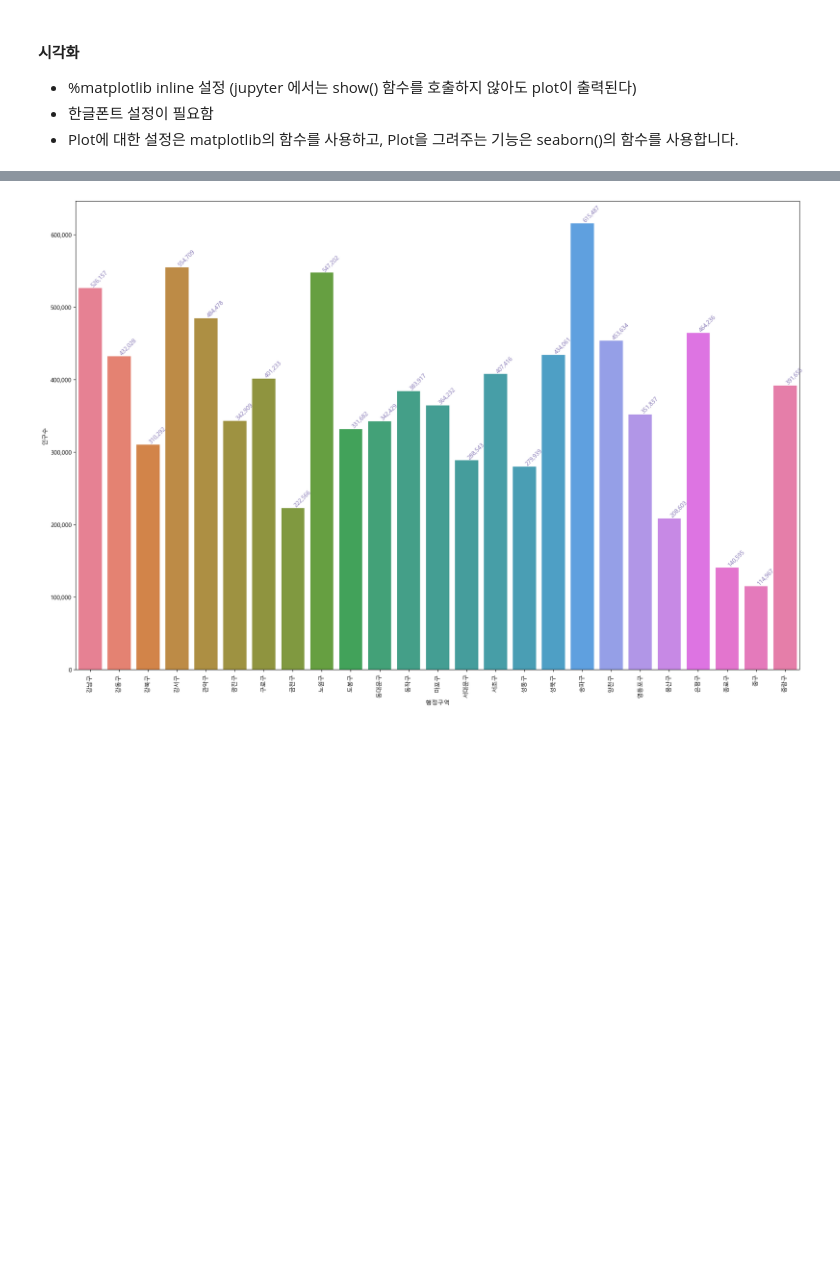
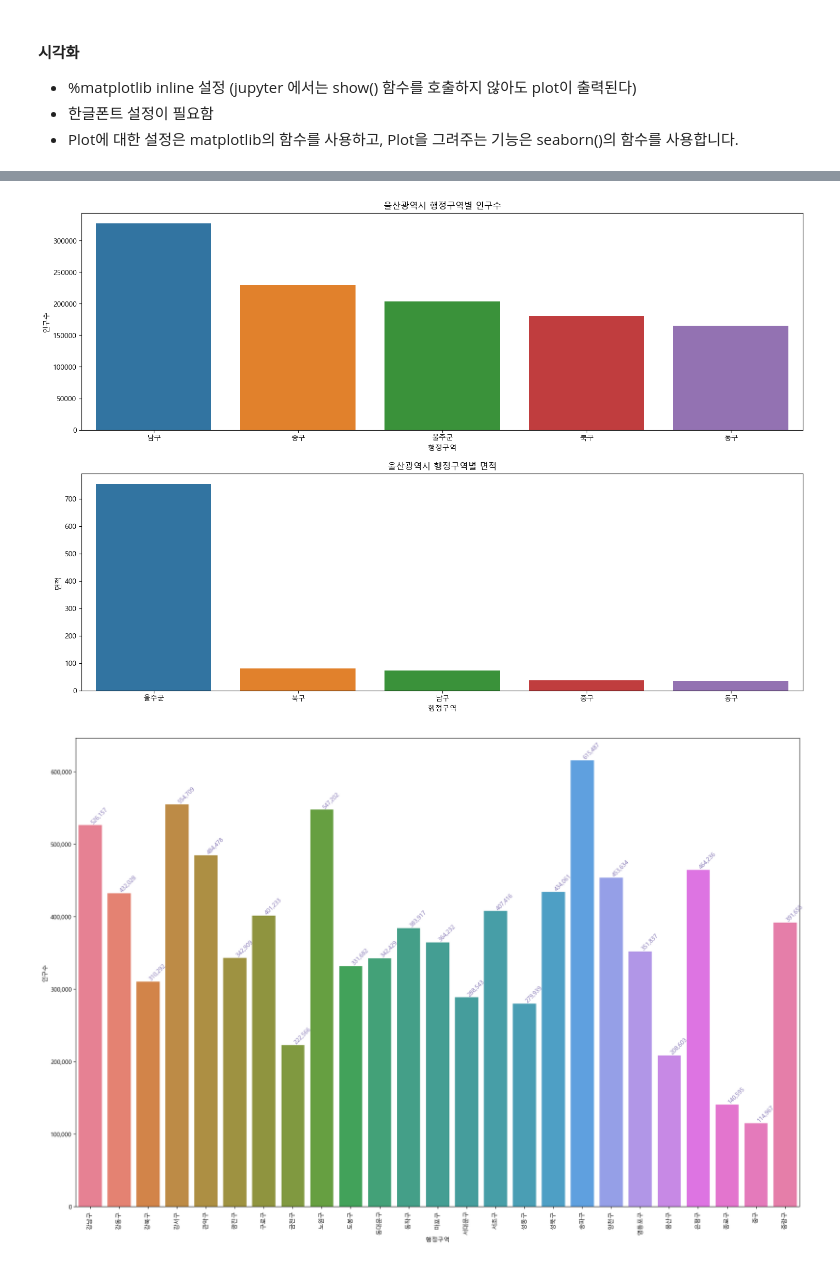
Before and after one commit to 2eeg/Python_Web_Analysis, a Jupyter notebook: 03-1.행정구역정보_분석과시각화.ipynb, the cells around one changed output, grey strips where cells are left out. Saved outputs shown, nothing was run; the diff lists cells and outputs as text; code cells hidden in the pictures; blank space fills up the shorter version.

```diff
--- a/03-1.행정구역정보_분석과시각화.ipynb
+++ b/03-1.행정구역정보_분석과시각화.ipynb
@@ -548,3 +906,7 @@ data.head(2)
+# %%
+show_pop_area('울산광역시')
+# %% [output]
+[figure, added]
 # %%
 figure, ax1 = plt.subplots(nrows=1, ncols=1)
 figure.set_size_inches(18,12)
```
Also changed, not shown: parts of 32 cells of this notebook, 8 other files.
